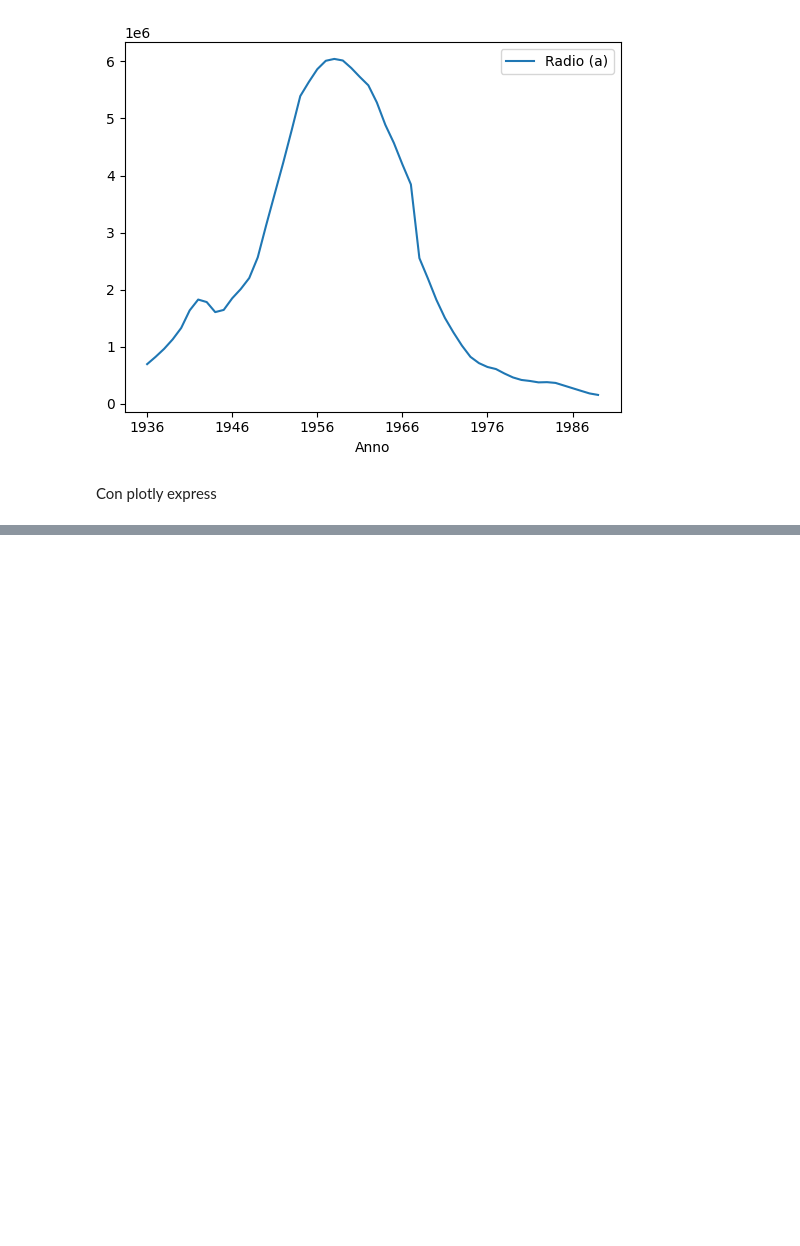
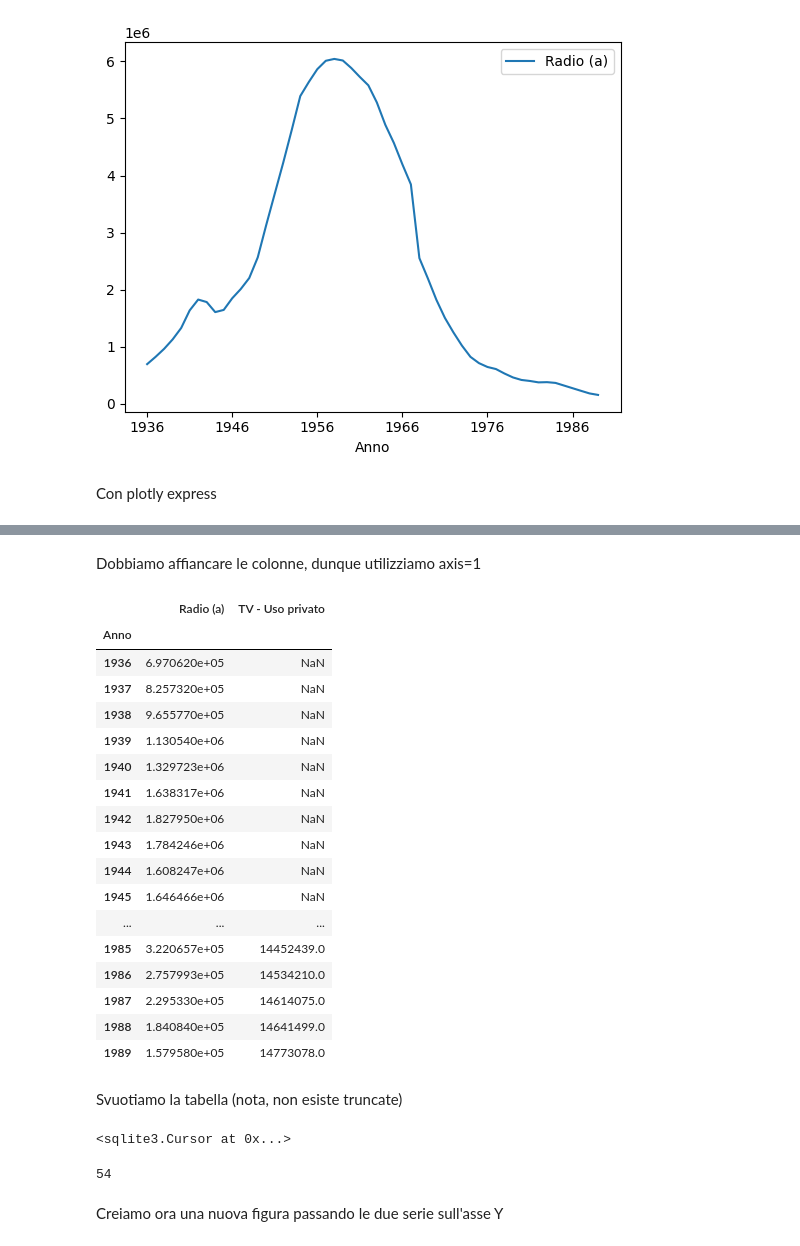
Before and after one commit to fedec1/preparation, a Jupyter notebook: istat.ipynb, the cells around one changed output, grey strips where cells are left out. Saved outputs shown, nothing was run; the diff lists cells and outputs as text; code cells hidden in the pictures; blank space fills up the shorter version.

```diff
--- a/istat.ipynb
+++ b/istat.ipynb
@@ -139,0 +210,6 @@ fig.show()
+# %%
+df.replace("-", pd.NA, inplace=True)
+# %%
+df["TV - Uso privato"] = pd.to_numeric(df["TV - Uso privato"], errors="coerce")
+# %%
+df_tv_priv = df.loc[(df.index >= 1936) & (df.index <= 1989), ['TV - Uso privato']].copy()
@@ -139,0 +237,37 @@ fig.show()
+# %% [markdown]
+Dobbiamo affiancare le colonne, dunque utilizziamo axis=1
+# %%
+df_radio_tv_priv = pd.concat([df_radio, df_tv_priv], axis=1)
+# %%
+df_radio_tv_priv
+# %% [output]
+|  | Radio (a) | TV - Uso privato |
+| Anno |  |  |
+| 1936 | 6.970620e+05 | NaN |
+| 1937 | 8.257320e+05 | NaN |
+| 1938 | 9.655770e+05 | NaN |
+| 1939 | 1.130540e+06 | NaN |
+| 1940 | 1.329723e+06 | NaN |
+| 1941 | 1.638317e+06 | NaN |
+| 1942 | 1.827950e+06 | NaN |
+| 1943 | 1.784246e+06 | NaN |
+| 1944 | 1.608247e+06 | NaN |
+| 1945 | 1.646466e+06 | NaN |
+| ... | ... | ... |
+| 1985 | 3.220657e+05 | 14452439.0 |
+| 1986 | 2.757993e+05 | 14534210.0 |
+| 1987 | 2.295330e+05 | 14614075.0 |
+| 1988 | 1.840840e+05 | 14641499.0 |
+| 1989 | 1.579580e+05 | 14773078.0 |
+# %% [markdown]
+Svuotiamo la tabella (nota, non esiste truncate)
+# %%
+cursor.execute("DELETE FROM ascolti_radio")
+# %% [output]
+<sqlite3.Cursor at 0x...>
+# %%
+df_radio_tv_priv.to_sql(name='ascolti_radio', con=conn, if_exists='append')
+# %% [output]
+54
+# %% [markdown]
+Creiamo ora una nuova figura passando le due serie sull'asse Y
```
Also changed, not shown: parts of 21 cells of this notebook, 2 other files.
